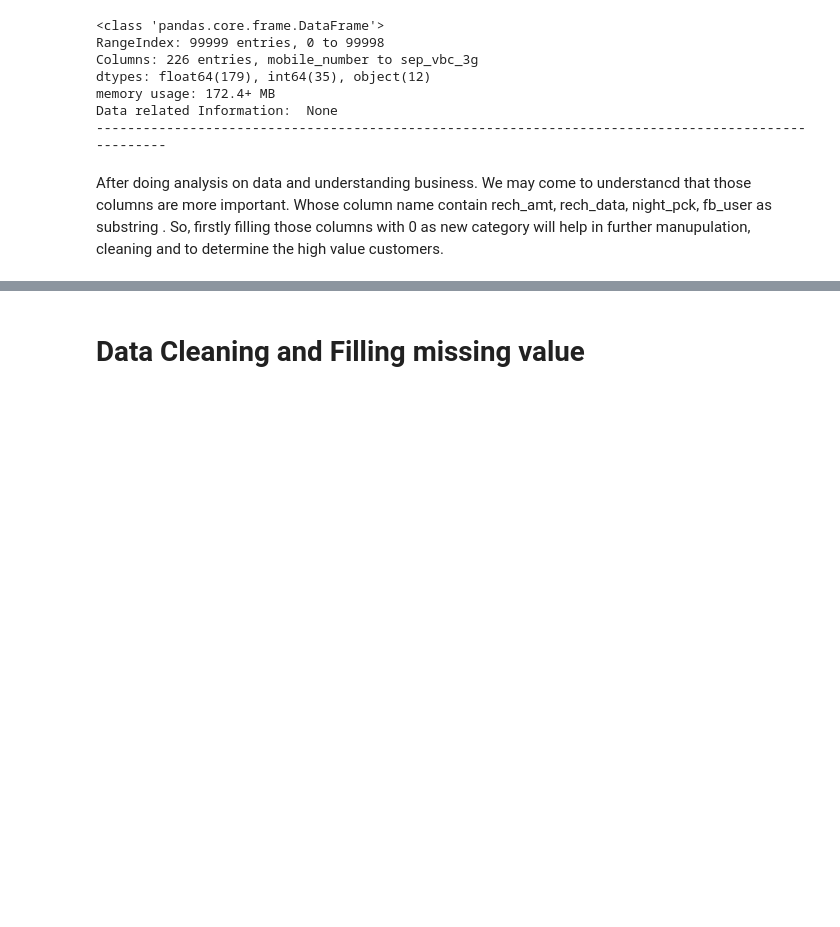
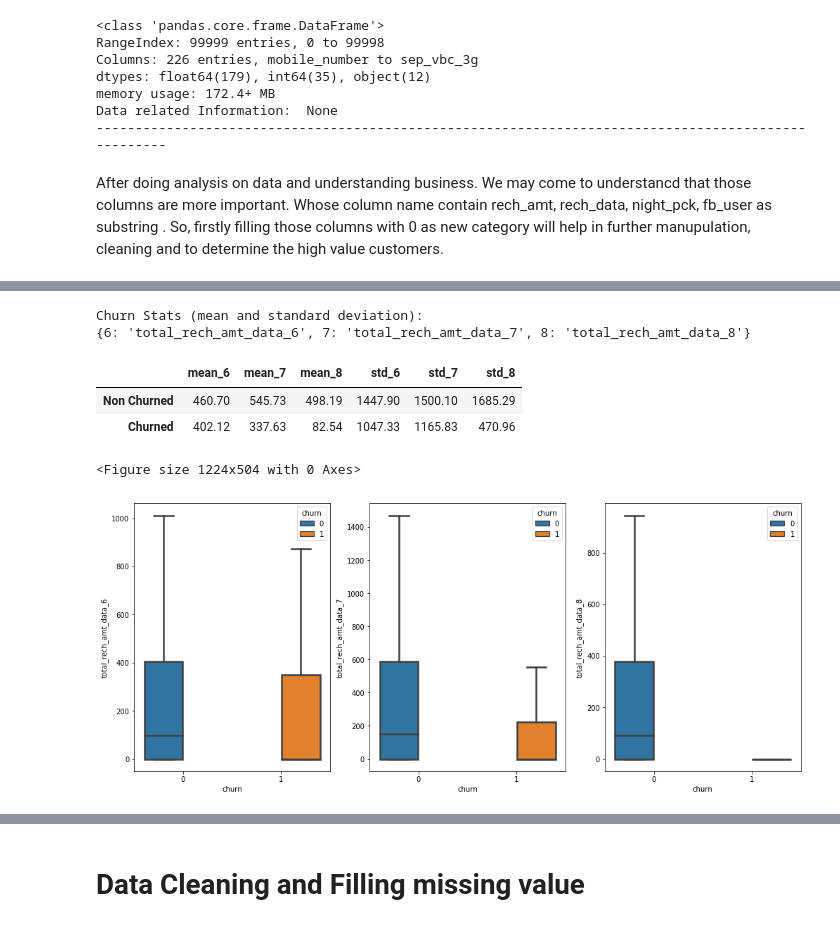
Before and after one commit to asharn/artificial-intelligence, a Jupyter notebook: Telecom Churn - ML Group Case Study/code/Telecom_Churn_Unsupervised_Modelling.ipynb, the cells around one changed output, grey strips where cells are left out. Cells and saved outputs as stored; diff of their text form; code cells hidden in the pictures; blank space fills up the shorter version.

```diff
--- a/Telecom Churn - ML Group Case Study/code/Telecom_Churn_Unsupervised_Modelling.ipynb
+++ b/Telecom Churn - ML Group Case Study/code/Telecom_Churn_Unsupervised_Modelling.ipynb
@@ -93,0 +305,11 @@ Index(['total_rech_amt_6', 'total_rech_amt_7', 'total_rech_amt_8',
+# %%
+# let's analyze total recharge amount for data:
+analyze_feature('total_rech_amt_data')
+# %% [output]
+Churn Stats (mean and standard deviation):
+{6: 'total_rech_amt_data_6', 7: 'total_rech_amt_data_7', 8: 'total_rech_amt_data_8'}
+|  | mean_6 | mean_7 | mean_8 | std_6 | std_7 | std_8 |
+| Non Churned | 460.70 | 545.73 | 498.19 | 1447.90 | 1500.10 | 1685.29 |
+| Churned | 402.12 | 337.63 | 82.54 | 1047.33 | 1165.83 | 470.96 |
+<Figure size 1224x504 with 0 Axes>
+[figure, added]
```
Also changed, not shown: parts of 49 cells of this notebook.
